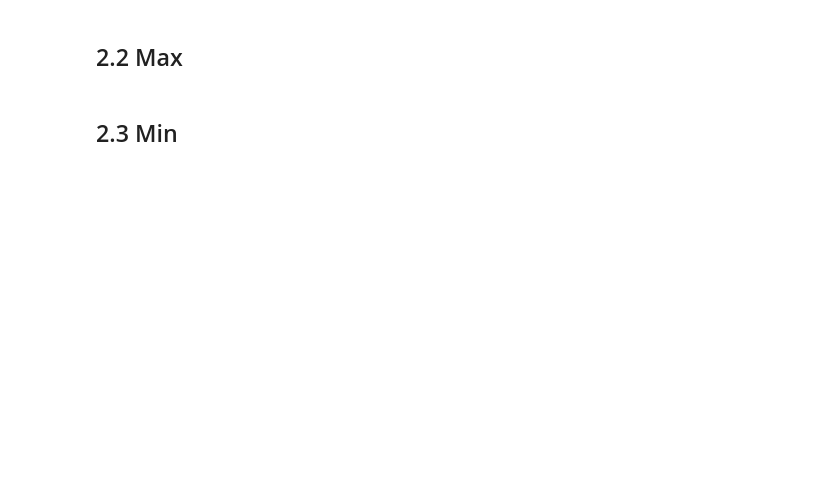
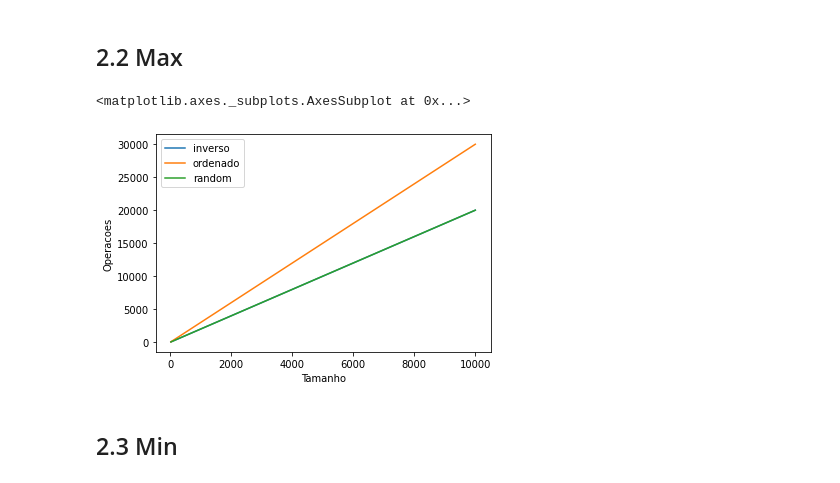
Before and after one commit to GuilhermeRuy97/PAA, a Jupyter notebook: PAA_Trab1.ipynb, the cells around one changed output. Cells and saved outputs as stored; diff of their text form; code cells hidden in the pictures; blank space fills up the shorter version.

```diff
--- a/PAA_Trab1.ipynb
+++ b/PAA_Trab1.ipynb
@@ -33,0 +90,7 @@ random
+# %%
+# Max Inverso
+
+max_inverso = pd.read_csv( url_max_inverso )
+
+max_inverso.columns = ( ['Tamanho', 'Operacoes'] )
+max_inverso.head(7)
@@ -33,0 +106,7 @@ random
+# %%
+# Max Inverso
+
+max_ordenado = pd.read_csv( url_max_ordenado )
+
+max_ordenado.columns = ( ['Tamanho', 'Operacoes'] )
+max_ordenado.head(7)
@@ -33,0 +122,7 @@ random
+# %%
+# Max Random
+
+max_random = pd.read_csv( url_max_random )
+
+max_random.columns = ( ['Tamanho', 'Operacoes'] )
+max_random.head(7)
@@ -82,4 +264,13 @@ pior_caso
 # %% [markdown]
 ## 2.2 Max
+# %%
+#Plot dos 3 gráficos
+
+sns.lineplot( data = max_inverso, x = 'Tamanho', y = 'Operacoes', label = "inverso" )
+sns.lineplot( data = max_ordenado, x = 'Tamanho', y = 'Operacoes', label = "ordenado" )
+sns.lineplot( data = max_random, x = 'Tamanho', y = 'Operacoes', label = "random" )
+# %% [output]
+<matplotlib.axes._subplots.AxesSubplot at 0x...>
+[figure, added]
 # %% [markdown]
 ## 2.3 Min
```
Also changed, not shown: parts of 25 cells of this notebook.
